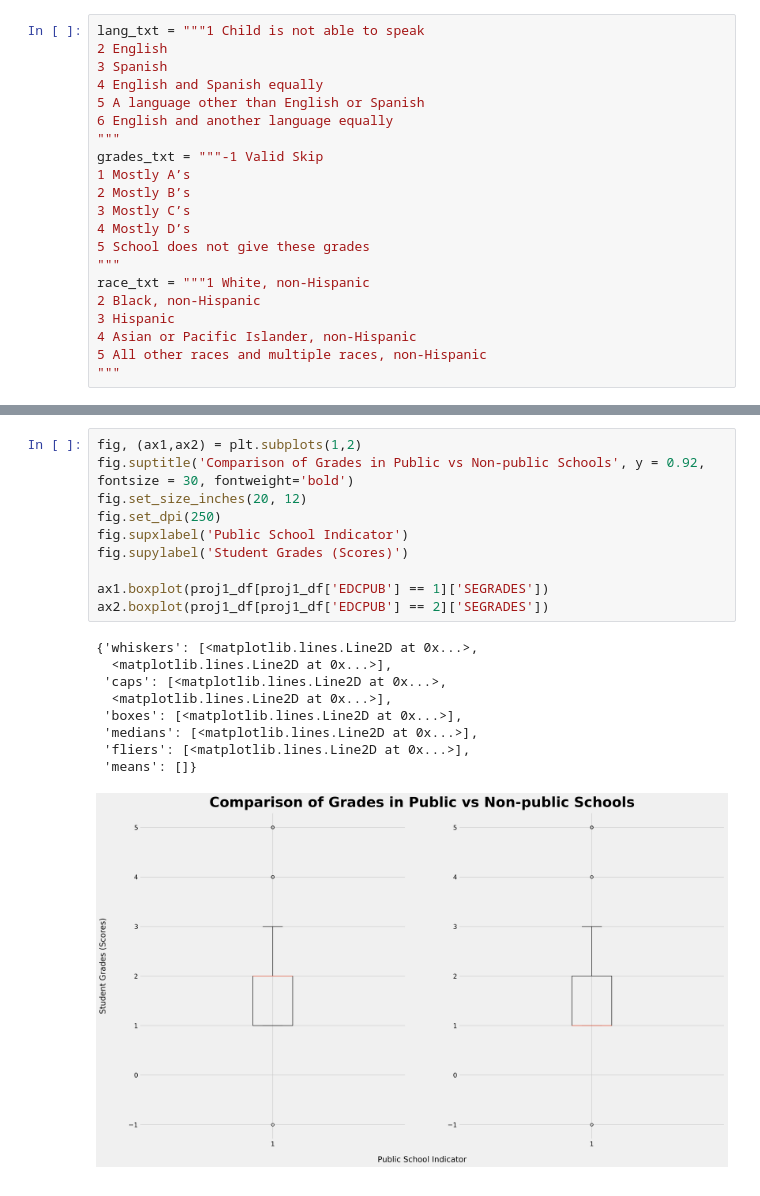
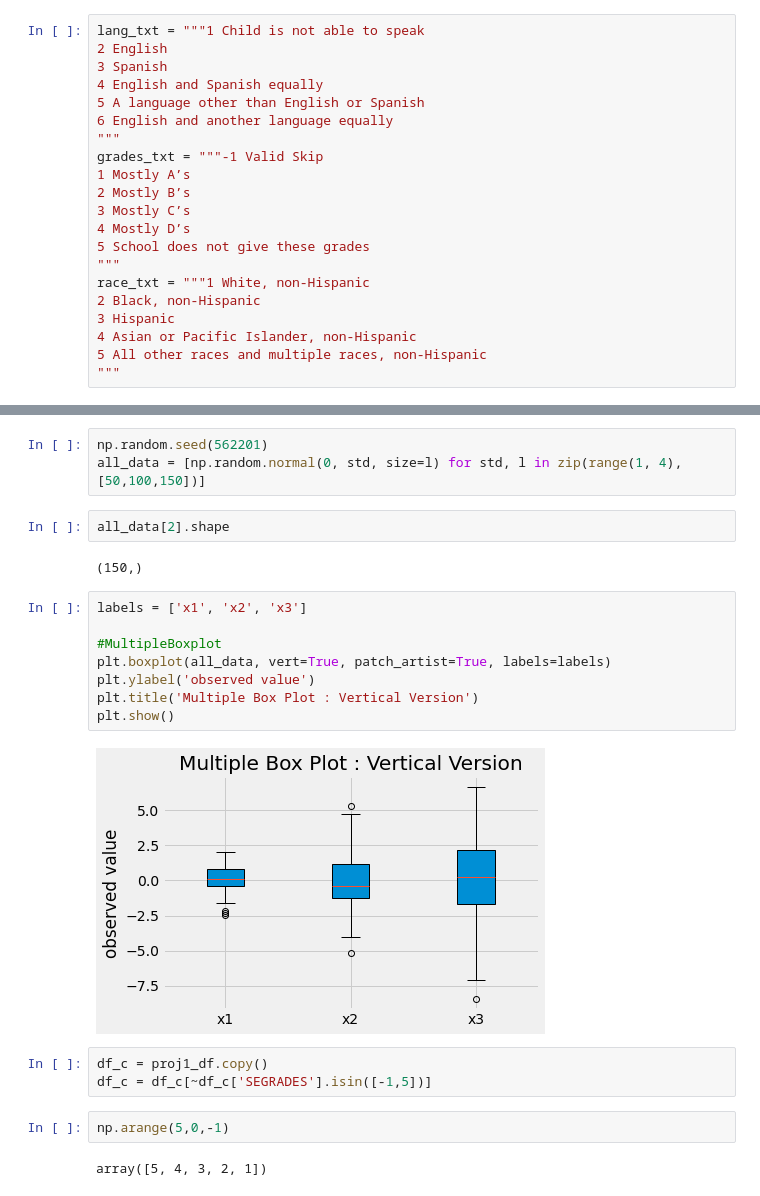
Before and after one commit to mattzhao-R/data-118, a Jupyter notebook: Project118_Fall22.ipynb, the cells around one changed output, grey strips where cells are left out. Saved outputs shown, nothing was run; the diff lists cells and outputs as text.

```diff
--- a/Project118_Fall22.ipynb
+++ b/Project118_Fall22.ipynb
@@ -278,20 +267,24 @@ TypeError: ufunc 'true_divide' not supported for the input types, and the inputs
-# %%
-fig, (ax1,ax2) = plt.subplots(1,2)
-fig.suptitle('Comparison of Grades in Public vs Non-public Schools', y = 0.92, fontsize = 30, fontweight='bold')
-fig.set_size_inches(20, 12)
-fig.set_dpi(250)
-fig.supxlabel('Public School Indicator')
-fig.supylabel('Student Grades (Scores)')
-
-ax1.boxplot(proj1_df[proj1_df['EDCPUB'] == 1]['SEGRADES'])
-ax2.boxplot(proj1_df[proj1_df['EDCPUB'] == 2]['SEGRADES'])
-# %% [output]
-{'whiskers': [<matplotlib.lines.Line2D at 0x...>,
-  <matplotlib.lines.Line2D at 0x...>],
- 'caps': [<matplotlib.lines.Line2D at 0x...>,
-  <matplotlib.lines.Line2D at 0x...>],
- 'boxes': [<matplotlib.lines.Line2D at 0x...>],
- 'medians': [<matplotlib.lines.Line2D at 0x...>],
- 'fliers': [<matplotlib.lines.Line2D at 0x...>],
- 'means': []}
-[figure, removed]
+# %%
+np.random.seed(562201)
+all_data = [np.random.normal(0, std, size=l) for std, l in zip(range(1, 4),[50,100,150])]
+# %%
+all_data[2].shape
+# %% [output]
+(150,)
+# %%
+labels = ['x1', 'x2', 'x3']
+
+#MultipleBoxplot
+plt.boxplot(all_data, vert=True, patch_artist=True, labels=labels)
+plt.ylabel('observed value')
+plt.title('Multiple Box Plot : Vertical Version')
+plt.show()
+# %% [output]
+[figure, added]
+# %%
+df_c = proj1_df.copy()
+df_c = df_c[~df_c['SEGRADES'].isin([-1,5])]
+# %%
+np.arange(5,0,-1)
+# %% [output]
+array([5, 4, 3, 2, 1])
```
Also changed, not shown: parts of 11 cells of this notebook.
